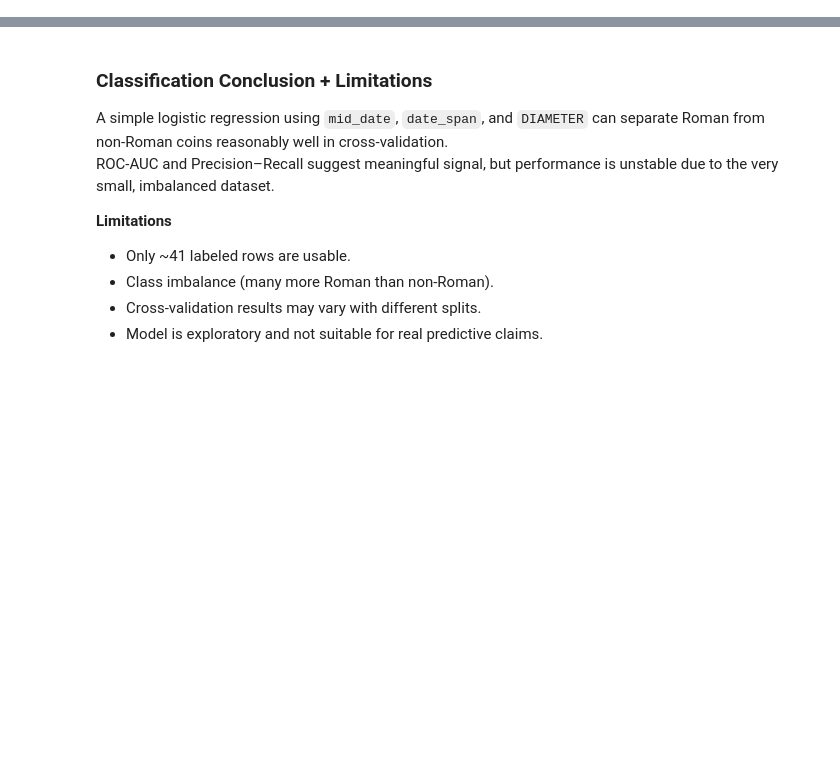
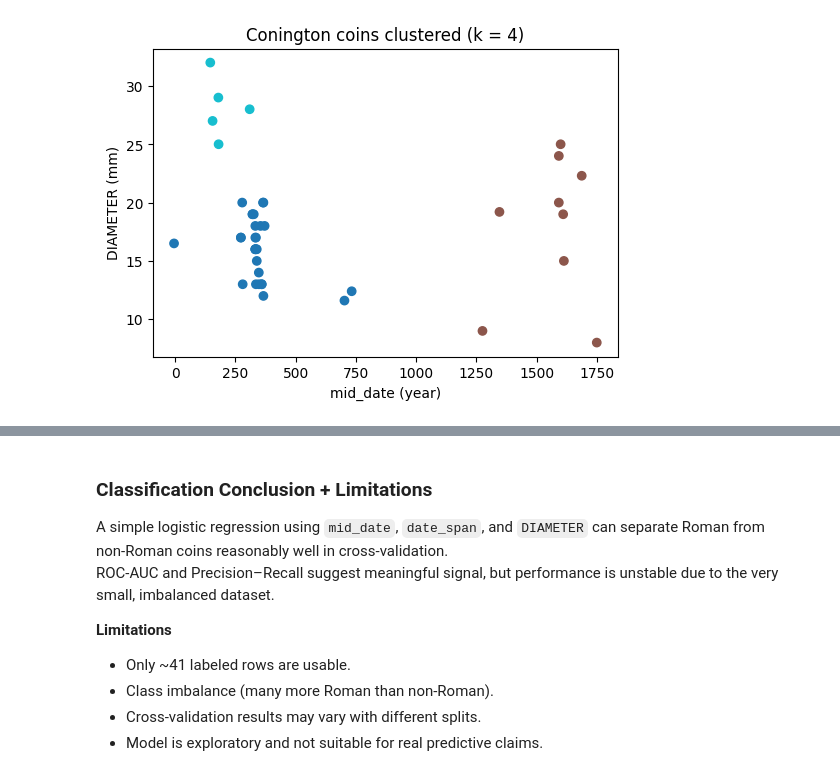
Before and after one commit to berniberniberni/ML_DHC_Conington_Coindata, a Jupyter notebook: notebooks/02_conington_clustering_kmeans.ipynb, the cells around one changed output, grey strips where cells are left out. Drawn from its saved outputs; the diff is of its cells as text; code cells hidden in the pictures; blank space fills up the shorter version.

```diff
--- a/notebooks/02_conington_clustering_kmeans.ipynb
+++ b/notebooks/02_conington_clustering_kmeans.ipynb
@@ -84,8 +44,0 @@ Fit K
-# %%
-k = 4  #chosen number of clusters based on elbow plot
-kmeans = KMeans(n_clusters=k, random_state=42, n_init=10)
-labels = kmeans.fit_predict(X)
-
-df_clustered = df.copy()
-df_clustered["cluster"] = labels
-df_clustered["cluster"].value_counts()
@@ -304,0 +117,8 @@ Overall AP ≈ 0.899 is strong, but results are still exploratory due to small s
+# %%
+k_final = 3
+km = KMeans(n_clusters=k_final, random_state=42, n_init=10)
+labels = km.fit_predict(X)
+
+# Attach labels back to the original (unscaled) data
+coins_num["cluster"] = labels
+coins_num.head()
@@ -304,0 +136,14 @@ Overall AP ≈ 0.899 is strong, but results are still exploratory due to small s
+# %%
+plt.figure(figsize=(6, 4))
+scatter = plt.scatter(
+    coins_num["mid_date"],
+    coins_num["DIAMETER"],
+    c=coins_num["cluster"],
+    cmap="tab10"
+)
+plt.xlabel("mid_date (year)")
+plt.ylabel("DIAMETER (mm)")
+plt.title("Conington coins clustered (k = 4)")
+plt.show()
+# %% [output]
+[figure, added]
```
Also changed, not shown: parts of 51 cells of this notebook, 8 other files.
